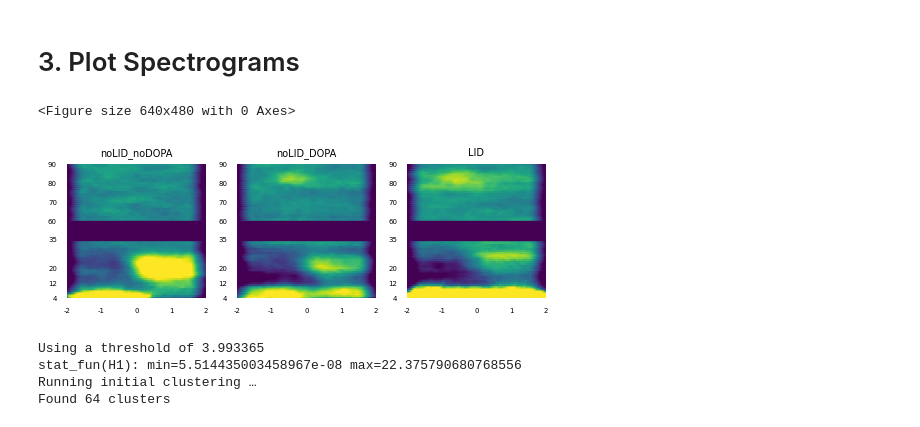
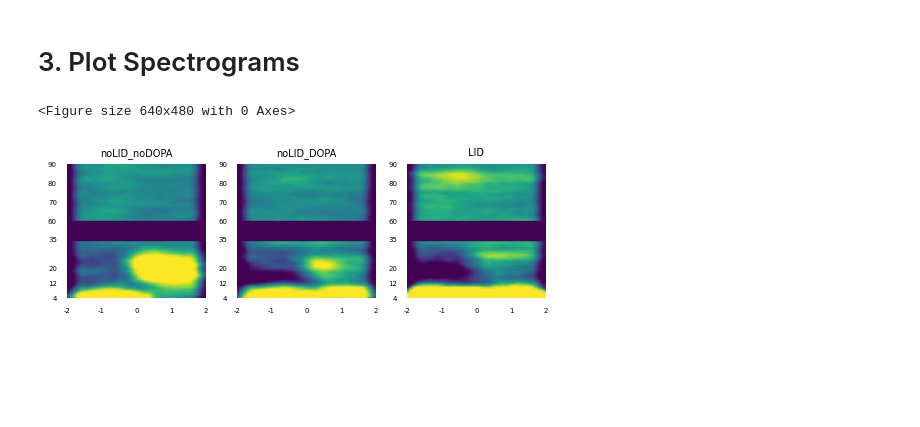
Before and after one commit to ahmetofficial/PD-Dyskinesia-Electrophysiology, a Jupyter notebook: 3.2 LFP Spectrogram Generation and Visualization.ipynb, the cells around one changed output. Cells and saved outputs as stored; diff of their text form; code cells hidden in the pictures; blank space fills up the shorter version.

```diff
--- a/3.2 LFP Spectrogram Generation and Visualization.ipynb
+++ b/3.2 LFP Spectrogram Generation and Visualization.ipynb
@@ -85,8 +87,8 @@ df_spectrogram_noLID_DOPA   = df_spectrogram[df_spectrogram.severity=="noLID_DOP
 df_spectrogram_LID          = df_spectrogram[df_spectrogram.severity=="LID"]
 
 # filtering
-df_spectrogram_noLID_noDOPA = df_spectrogram_noLID_noDOPA[df_spectrogram_noLID_noDOPA.patient.isin(df_spectrogram_noLID_noDOPA.patient.value_counts()[lambda x: x >= 10].index)]
-df_spectrogram_noLID_DOPA   = df_spectrogram_noLID_DOPA[df_spectrogram_noLID_DOPA.patient.isin(df_spectrogram_noLID_DOPA.patient.value_counts()[lambda x: x >= 10].index)]
-df_spectrogram_LID          = df_spectrogram_LID[df_spectrogram_LID.patient.isin(df_spectrogram_LID.patient.value_counts()[lambda x: x >= 10].index)]
+df_spectrogram_noLID_noDOPA = df_spectrogram_noLID_noDOPA[df_spectrogram_noLID_noDOPA.patient.isin(df_spectrogram_noLID_noDOPA.patient.value_counts()[lambda x: x >= 5].index)]
+df_spectrogram_noLID_DOPA   = df_spectrogram_noLID_DOPA[df_spectrogram_noLID_DOPA.patient.isin(df_spectrogram_noLID_DOPA.patient.value_counts()[lambda x: x >= 5].index)]
+df_spectrogram_LID          = df_spectrogram_LID[df_spectrogram_LID.patient.isin(df_spectrogram_LID.patient.value_counts()[lambda x: x >= 5].index)]
 # %% [markdown]
 # 3. Plot Spectrograms
@@ -108,0 +95,22 @@ TFR_avg_offset_LID          = np.squeeze(TFR_avg_offset_LID)
+# %%
+def average_spectrograms_per_event(dataset, alignment):
+
+    averaged_rows = []
+    grouped       = dataset[dataset.alignment_type==alignment].groupby(["patient", "hemisphere", "severity", "event_no", "alignment_type"])
+
+    for (patient, hemisphere, severity, event_no, alignment_type), group in grouped:
+
+        spectrograms      = np.stack(group["spectrogram"].values)  # stack all spectrograms from different channels
+        mean_spectrograms = np.nanmean(spectrograms, axis=0)       # take the mean across channels (axis=0)
+        averaged_rows.append({"patient": patient, "hemisphere": hemisphere, "severity": severity, "event_no": event_no, "spectrogram_mean": mean_spectrograms})
+
+    df_mean = pd.DataFrame(averaged_rows)
+
+    return df_mean
+# %%
+TFR_avg_offset_noLID_noDOPA = average_spectrograms_per_event(df_spectrogram_noLID_noDOPA, alignment="offset")
+TFR_avg_offset_noLID_noDOPA = np.nanmean(np.stack(TFR_avg_offset_noLID_noDOPA["spectrogram_mean"].values), axis=0)
+TFR_avg_offset_noLID_DOPA   = average_spectrograms_per_event(df_spectrogram_noLID_DOPA, alignment="offset")
+TFR_avg_offset_noLID_DOPA   = np.nanmean(np.stack(TFR_avg_offset_noLID_DOPA["spectrogram_mean"].values), axis=0)
+TFR_avg_offset_LID          = average_spectrograms_per_event(df_spectrogram_LID, alignment="offset")
+TFR_avg_offset_LID          = np.nanmean(np.stack(TFR_avg_offset_LID["spectrogram_mean"].values), axis=0)
@@ -109,17 +124,17 @@ TFR_avg_offset_LID          = np.squeeze(TFR_avg_offset_LID)
 # %%
 plt             = utils_plotting.get_figure_template()
 ax_noLID_noDOPA = plt.subplot2grid((80, 40), (0, 0) , colspan=10, rowspan=17)
 ax_noLID_DOPA   = plt.subplot2grid((80, 40), (0, 12) , colspan=10, rowspan=17)
 ax_LID          = plt.subplot2grid((80, 40), (0, 24), colspan=10, rowspan=17)
 
-ax_noLID_noDOPA = utils_plotting_spectrogram.plot_mean_spectrogram(TFR_avg_offset_noLID_noDOPA, group = "noLID_noDOPA", time_vector=np.linspace(-2,2,fs*4),
-                                                                   vmin=-40, vmax=40, cmap="viridis", axis=ax_noLID_noDOPA)
-ax_noLID_DOPA   = utils_plotting_spectrogram.plot_mean_spectrogram(TFR_avg_offset_noLID_DOPA, group = "noLID_DOPA", time_vector=np.linspace(-2,2,fs*4),
-                                                                   vmin=-40, vmax=40, cmap="viridis", axis=ax_noLID_DOPA)
-ax_LID          = utils_plotting_spectrogram.plot_mean_spectrogram(TFR_avg_offset_LID, group = "LID", time_vector=np.linspace(-2,2,fs*4),
-                                                                   vmin=-40, vmax=40, cmap="viridis", axis=ax_LID)
+ax_noLID_noDOPA = utils_plotting_spectrogram.plot_mean_spectrogram(TFR_avg_offset_noLID_noDOPA, group = "noLID_noDOPA", time_vector=np.linspace(-2,2,40),
+                                                                   vmin=-30, vmax=30, cmap="viridis", axis=ax_noLID_noDOPA)
+ax_noLID_DOPA   = utils_plotting_spectrogram.plot_mean_spectrogram(TFR_avg_offset_noLID_DOPA, group = "noLID_DOPA", time_vector=np.linspace(-2,2,40),
+                                                                   vmin=-30, vmax=30, cmap="viridis", axis=ax_noLID_DOPA)
+ax_LID          = utils_plotting_spectrogram.plot_mean_spectrogram(TFR_avg_offset_LID, group = "LID", time_vector=np.linspace(-2,2,40),
+                                                                   vmin=-30, vmax=30, cmap="viridis", axis=ax_LID)
 
 plt.savefig(DATA_IO.path_figure + "spectrogram/motor_stn_spectrogram_offset.svg", dpi=1200)
 # %% [output]
 <Figure size 640x480 with 0 Axes>
-[figure, old version]
+[figure, new version]
@@ -165,7 +140,0 @@ def plot_permutation_clusters_on_spectrogram(F_stats, clusters, cluster_p_values
-# %%
-F_stats, clusters, cluster_p_values, H0 = permutation_cluster_test(data, adjacency=adjacency, n_permutations=1000, tail=0)
-# %% [output]
-Using a threshold of 3.993365
-stat_fun(H1): min=5.514435003458967e-08 max=22.375790680768556
-Running initial clustering …
-Found 64 clusters
```
Also changed, not shown: parts of 28 cells of this notebook, 15 other files.
